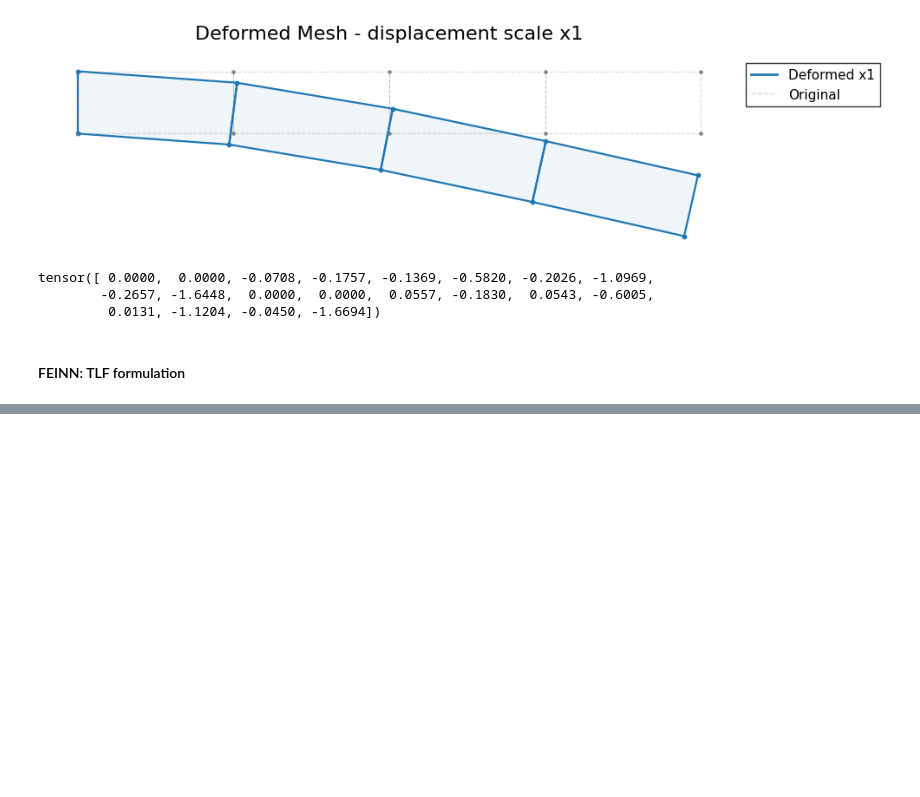
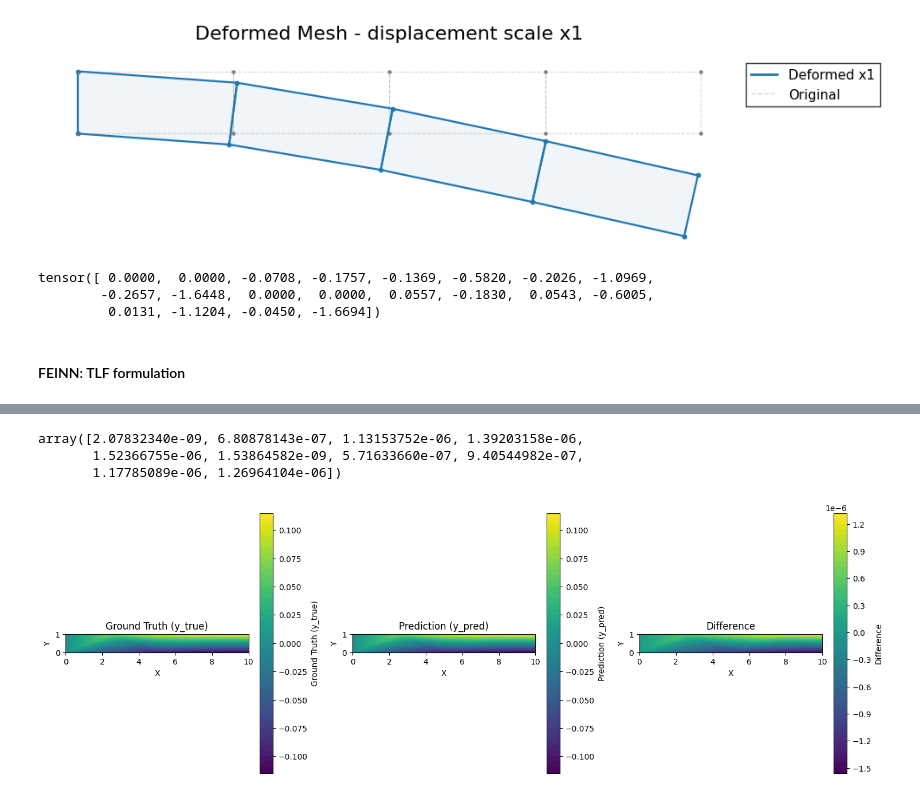
Before and after one commit to bdesia/feinn_project, a Jupyter notebook: notebooks/FEINN_example1/CantileverBeamTorch-v2.ipynb, the cells around one changed output, grey strips where cells are left out. Cells and saved outputs as stored; diff of their text form; code cells hidden in the pictures; blank space fills up the shorter version.

```diff
--- a/notebooks/FEINN_example1/CantileverBeamTorch-v2.ipynb
+++ b/notebooks/FEINN_example1/CantileverBeamTorch-v2.ipynb
@@ -343 +339,15 @@ Total Loss: 6.168e-10
 [figure]
+# %%
+from evaluator import SolutionComparator
+
+comparator = SolutionComparator(cantilever_mesh['Q4'], cantilever_fem.udisp[::2], feinn_solver.udisp[::2])
+# %%
+comparator.local_errors['absolute_error']
+# %% [output]
+array([2.07832340e-09, 6.80878143e-07, 1.13153752e-06, 1.39203158e-06,
+       1.52366755e-06, 1.53864582e-09, 5.71633660e-07, 9.40544982e-07,
+       1.17785089e-06, 1.26964104e-06])
+# %%
+comparator.plot_comparison(metric='difference')
+# %% [output]
+[figure, added]
```
Also changed, not shown: parts of 9 cells of this notebook, 3 other files.
